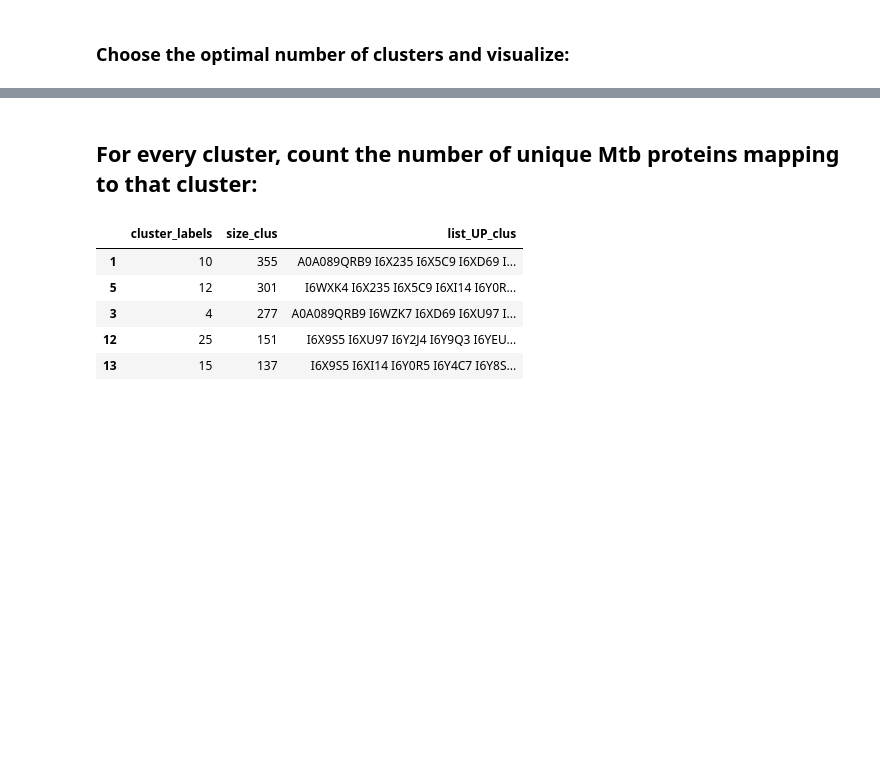
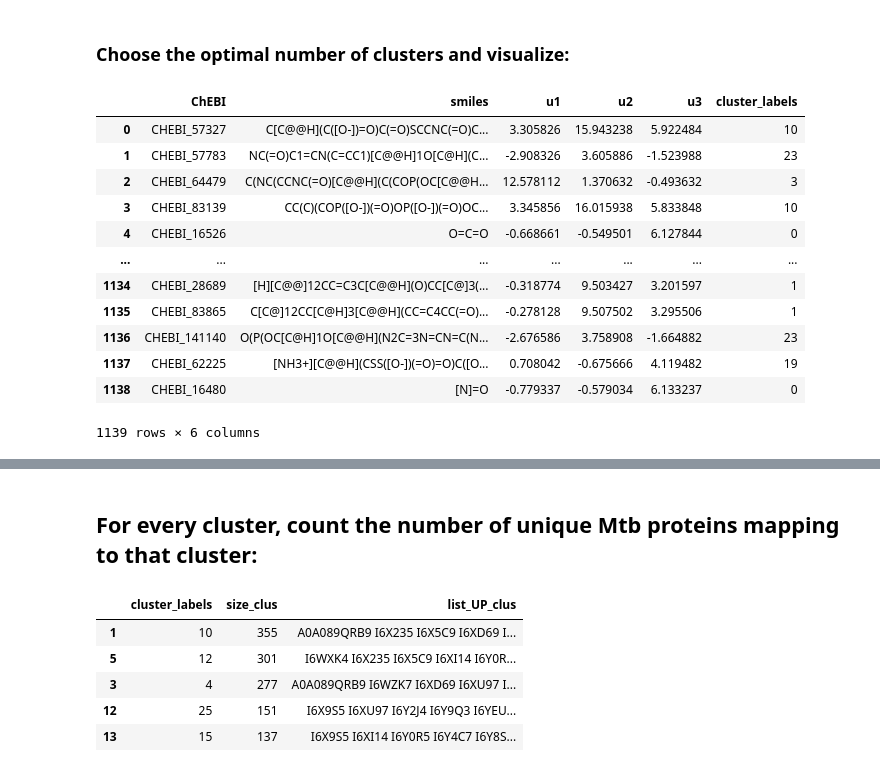
Before and after one commit to ajinich/mtb_tn_db, a Jupyter notebook: ml-standardised_data/smiles_clustering_vis.ipynb, the cells around one changed output, grey strips where cells are left out. Cells and saved outputs as stored; diff of their text form; code cells hidden in the pictures; blank space fills up the shorter version.

```diff
--- a/ml-standardised_data/smiles_clustering_vis.ipynb
+++ b/ml-standardised_data/smiles_clustering_vis.ipynb
@@ -268,6 +268,22 @@ wcss_plot + silhouette_plot.opts(shared_axes = False)
 [interactive output not drawn]
 # %% [markdown]
 ### Choose the optimal number of clusters and visualize:
+# %%
+df_mols_uniq
+# %% [output]
+|  | ChEBI | smiles | u1 | u2 | u3 | cluster_labels |
+| 0 | CHEBI_57327 | C[C@@H](C([O-])=O)C(=O)SCCNC(=O)C... | 3.305826 | 15.943238 | 5.922484 | 10 |
+| 1 | CHEBI_57783 | NC(=O)C1=CN(C=CC1)[C@@H]1O[C@H](C... | -2.908326 | 3.605886 | -1.523988 | 23 |
+| 2 | CHEBI_64479 | C(NC(CCNC(=O)[C@@H](C(COP(OC[C@@H... | 12.578112 | 1.370632 | -0.493632 | 3 |
+| 3 | CHEBI_83139 | CC(C)(COP([O-])(=O)OP([O-])(=O)OC... | 3.345856 | 16.015938 | 5.833848 | 10 |
+| 4 | CHEBI_16526 | O=C=O | -0.668661 | -0.549501 | 6.127844 | 0 |
+| ... | ... | ... | ... | ... | ... | ... |
+| 1134 | CHEBI_28689 | [H][C@@]12CC=C3C[C@@H](O)CC[C@]3(... | -0.318774 | 9.503427 | 3.201597 | 1 |
+| 1135 | CHEBI_83865 | C[C@]12CC[C@H]3[C@@H](CC=C4CC(=O)... | -0.278128 | 9.507502 | 3.295506 | 1 |
+| 1136 | CHEBI_141140 | O(P(OC[C@H]1O[C@@H](N2C=3N=CN=C(N... | -2.676586 | 3.758908 | -1.664882 | 23 |
+| 1137 | CHEBI_62225 | [NH3+][C@@H](CSS([O-])(=O)=O)C([O... | 0.708042 | -0.675666 | 4.119482 | 19 |
+| 1138 | CHEBI_16480 | [N]=O | -0.779337 | -0.579034 | 6.133237 | 0 |
+1139 rows × 6 columns
 # %%
 seed = 43
 np.random.seed(seed)
```
Also changed, not shown: parts of 20 cells of this notebook, 4 other files.
